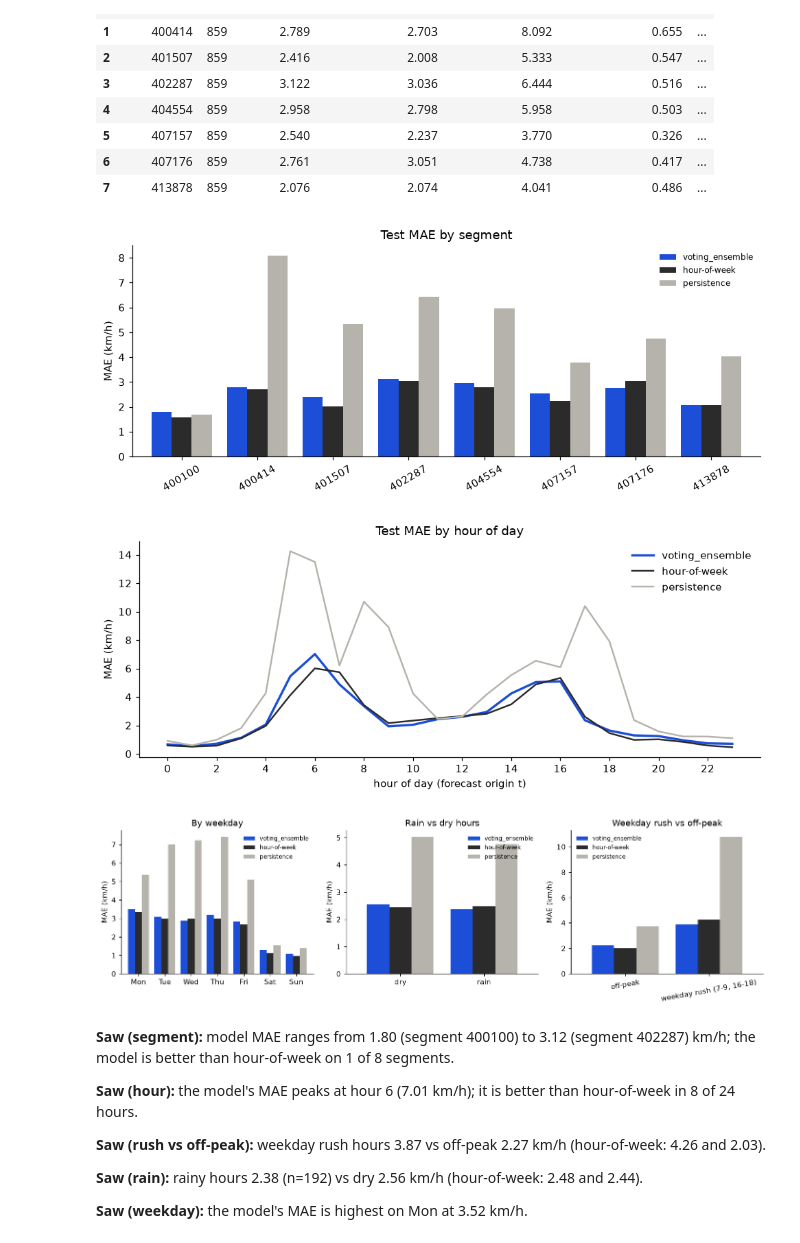
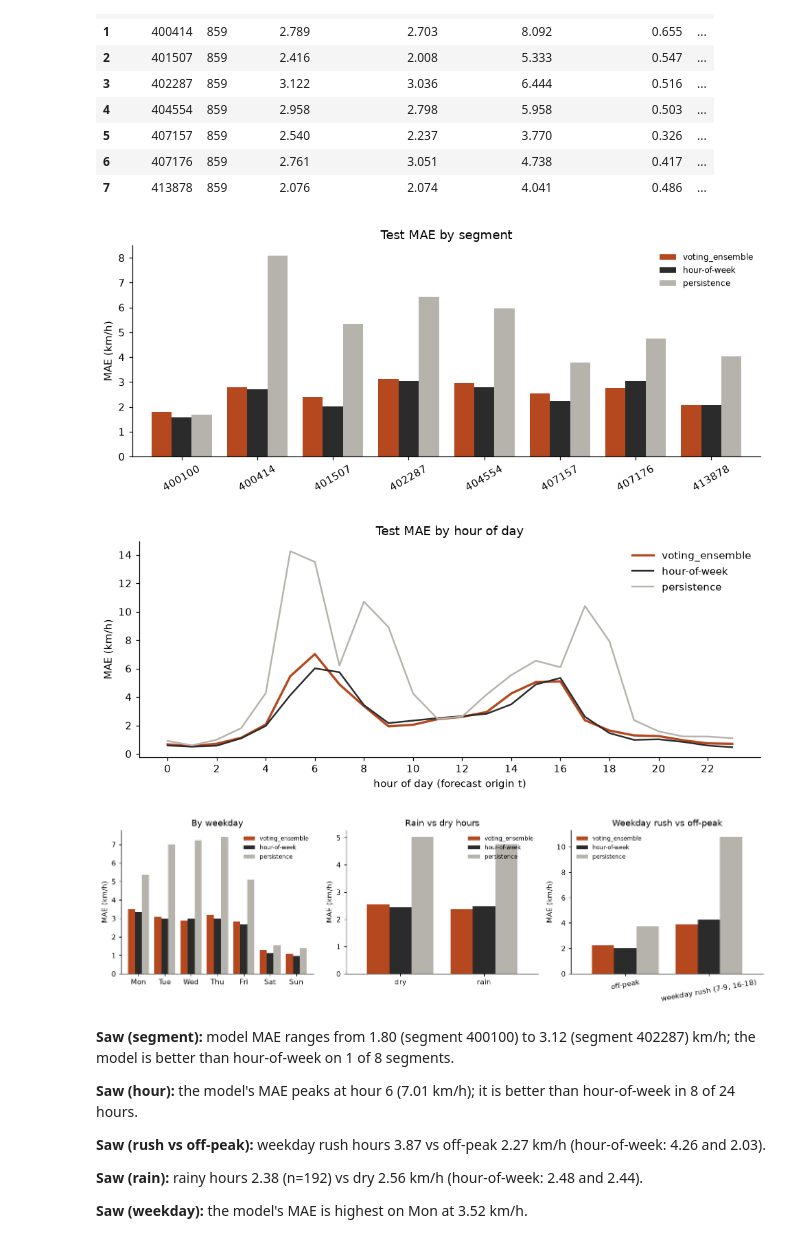
Before and after one commit to Shrey0407/Traffic-flow-prediction, a Jupyter notebook: notebooks/04_errors_and_limitations.ipynb, the cells around one changed output. Drawn from its saved outputs; the diff is of its cells as text; code cells hidden in the pictures.

```diff
--- a/notebooks/04_errors_and_limitations.ipynb
+++ b/notebooks/04_errors_and_limitations.ipynb
@@ -56,36 +56,36 @@ tabs["segment_id"]
 | 6 | 407176 | 859 | 2.761 | 3.051 | 4.738 | 0.417 | ... |
 | 7 | 413878 | 859 | 2.076 | 2.074 | 4.041 | 0.486 | ... |
 # %%
-COL = {"MAE_model": "#1d4ed8", "MAE_hour_of_week": "#2b2b2b", "MAE_persistence": "#b5b3ab"}
+COL = {"MAE_model": "#b5481f", "MAE_hour_of_week": "#2b2b2b", "MAE_persistence": "#b5b3ab"}
 LAB = {"MAE_model": "voting_ensemble", "MAE_hour_of_week": "hour-of-week", "MAE_persistence": "persistence"}
 
 def bars(ax, t, key, title, rot=0):
     t = t.set_index(key)[list(COL)]
     t.plot.bar(ax=ax, color=list(COL.values()), rot=rot, width=0.8)
     ax.set_title(title); ax.set_ylabel("MAE (km/h)"); ax.set_xlabel(""); ax.legend([LAB[c] for c in t.columns], frameon=False, fontsize=8)
 
 # Figure 1: by segment
 fig, ax = plt.subplots(figsize=(9, 3.8)); bars(ax, tabs["segment_id"], "segment_id", "Test MAE by segment", 30)
 plt.tight_layout(); plt.savefig("results/errors_by_segment.png", dpi=150); plt.show()
 
 # Figure 2: by hour of day
 h = tabs["hour"].set_index("hour")
 fig, ax = plt.subplots(figsize=(9, 3.8))
 for c in COL: ax.plot(h.index, h[c], color=COL[c], label=LAB[c], lw=2.2 if c == "MAE_model" else 1.6)
 ax.set_xticks(range(0, 24, 2)); ax.set_xlabel("hour of day (forecast origin t)"); ax.set_ylabel("MAE (km/h)"); ax.set_title("Test MAE by hour of day"); ax.legend(frameon=False)
 plt.tight_layout(); plt.savefig("results/errors_by_hour.png", dpi=150); plt.show()
 
 # Figure 3: weekday, rain/dry, rush/off-peak
 fig, ax = plt.subplots(1, 3, figsize=(13, 3.8))
 d = tabs["dow"].assign(dow=lambda x: x["dow"].map(dict(enumerate(["Mon", "Tue", "Wed", "Thu", "Fri", "Sat", "Sun"]))))
 bars(ax[0], d, "dow", "By weekday"); bars(ax[1], tabs["rain"], "rain", "Rain vs dry hours"); bars(ax[2], tabs["period"], "period", "Weekday rush vs off-peak", 10)
 plt.tight_layout(); plt.savefig("results/errors_by_weekday_rain_rush.png", dpi=150); plt.show()
 for f in ["errors_by_segment", "errors_by_hour", "errors_by_weekday_rain_rush"]:
     shutil.copy(f"results/{f}.png", f"docs/img/{f}.png")
 # %% [output]
-[figure, old version]
+[figure, new version]
-[figure, old version]
+[figure, new version]
-[figure, old version]
+[figure, new version]
 # %%
 s, hh, r, p = tabs["segment_id"], tabs["hour"], tabs["rain"].set_index("rain"), tabs["period"].set_index("period")
 rush = p.loc["weekday rush (7-9, 16-18)"]; off = p.loc["off-peak"]
```
Also changed, not shown: parts of 5 cells of this notebook, 21 other files.
